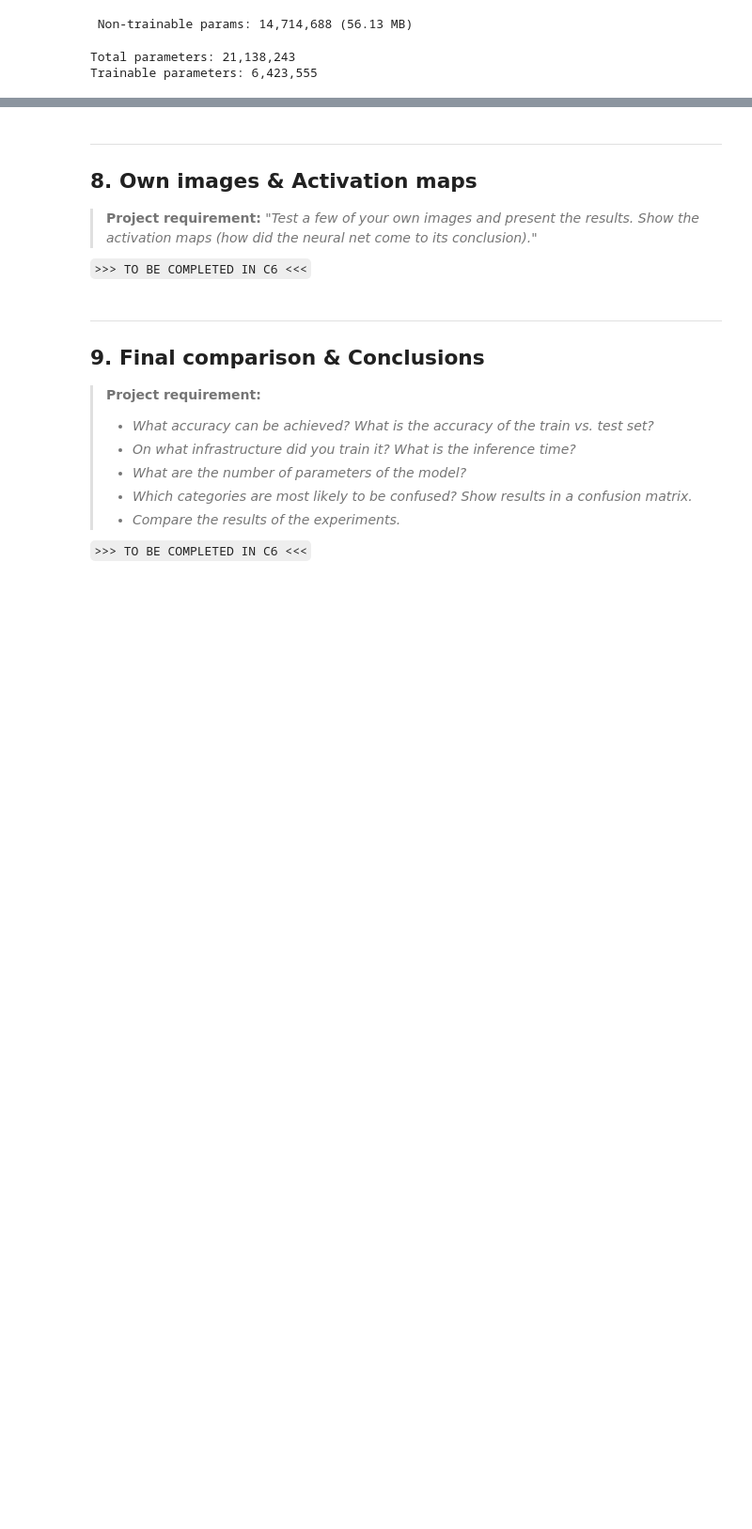
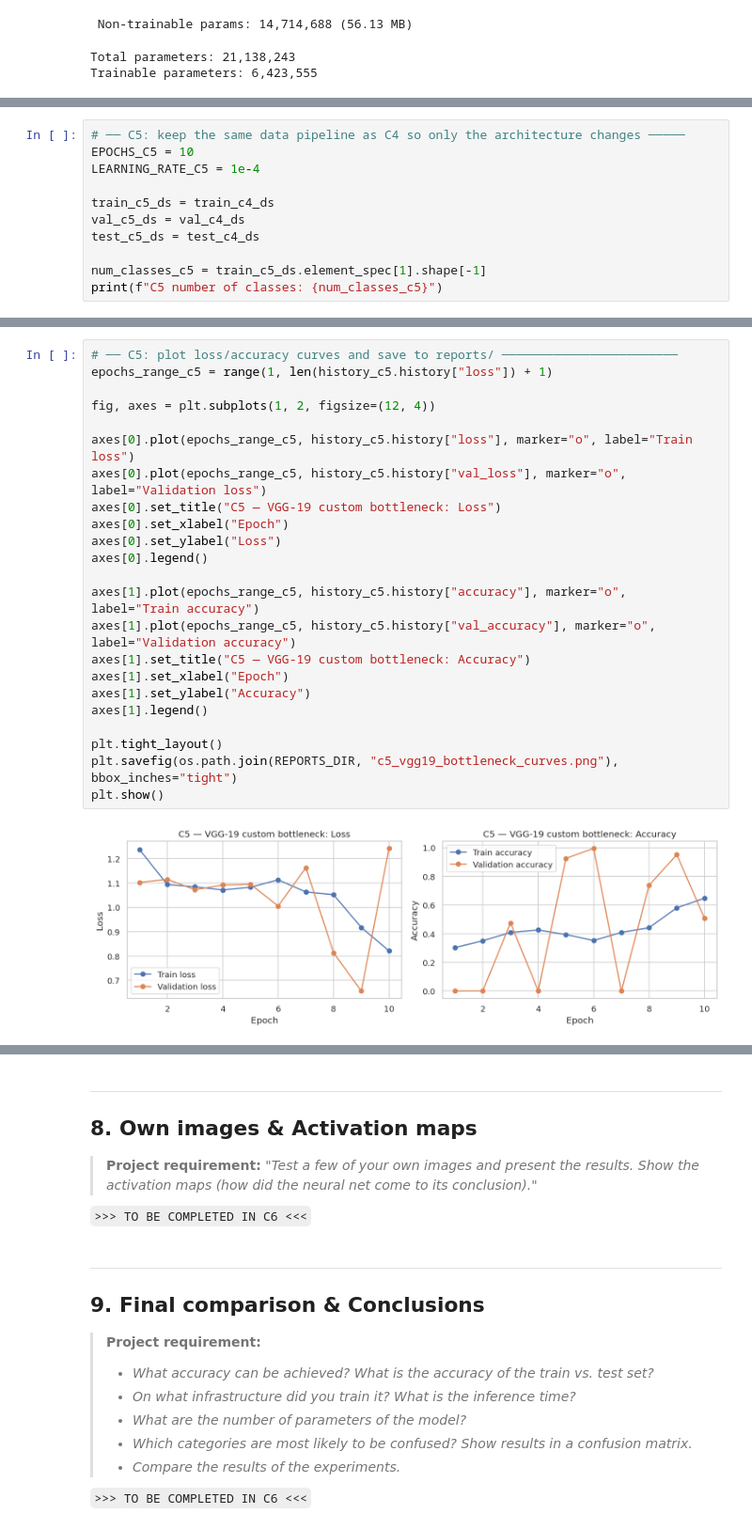
Before and after one commit to VadimSteshkov/cv-fruit-classification, a Jupyter notebook: project_k.ipynb, the cells around one changed output, grey strips where cells are left out. Shown at 94% size. Saved outputs shown, nothing was run; the diff lists cells and outputs as text; blank space fills up the shorter version.

Commit message:
C5: add VGG19 bottleneck experiment and update notebook outputs

```diff
--- a/project_k.ipynb
+++ b/project_k.ipynb
@@ -1306,0 +1319,11 @@ Overall, C4 demonstrates the effect of data augmentation on the pretrained VGG-1
+# %%
+# ── C5: keep the same data pipeline as C4 so only the architecture changes ─────
+EPOCHS_C5 = 10
+LEARNING_RATE_C5 = 1e-4
+
+train_c5_ds = train_c4_ds
+val_c5_ds = val_c4_ds
+test_c5_ds = test_c4_ds
+
+num_classes_c5 = train_c5_ds.element_spec[1].shape[-1]
+print(f"C5 number of classes: {num_classes_c5}")
@@ -1306,0 +1531,25 @@ Overall, C4 demonstrates the effect of data augmentation on the pretrained VGG-1
+# %%
+# ── C5: plot loss/accuracy curves and save to reports/ ────────────────────────
+epochs_range_c5 = range(1, len(history_c5.history["loss"]) + 1)
+
+fig, axes = plt.subplots(1, 2, figsize=(12, 4))
+
+axes[0].plot(epochs_range_c5, history_c5.history["loss"], marker="o", label="Train loss")
+axes[0].plot(epochs_range_c5, history_c5.history["val_loss"], marker="o", label="Validation loss")
+axes[0].set_title("C5 — VGG-19 custom bottleneck: Loss")
+axes[0].set_xlabel("Epoch")
+axes[0].set_ylabel("Loss")
+axes[0].legend()
+
+axes[1].plot(epochs_range_c5, history_c5.history["accuracy"], marker="o", label="Train accuracy")
+axes[1].plot(epochs_range_c5, history_c5.history["val_accuracy"], marker="o", label="Validation accuracy")
+axes[1].set_title("C5 — VGG-19 custom bottleneck: Accuracy")
+axes[1].set_xlabel("Epoch")
+axes[1].set_ylabel("Accuracy")
+axes[1].legend()
+
+plt.tight_layout()
+plt.savefig(os.path.join(REPORTS_DIR, "c5_vgg19_bottleneck_curves.png"), bbox_inches="tight")
+plt.show()
+# %% [output]
+[figure, added]
```
Also changed, not shown: parts of 22 cells of this notebook, 15 other files.
